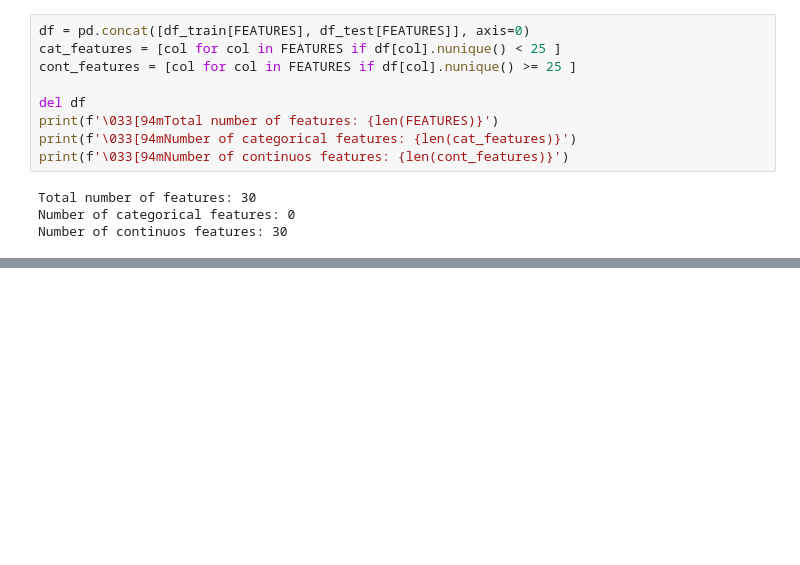
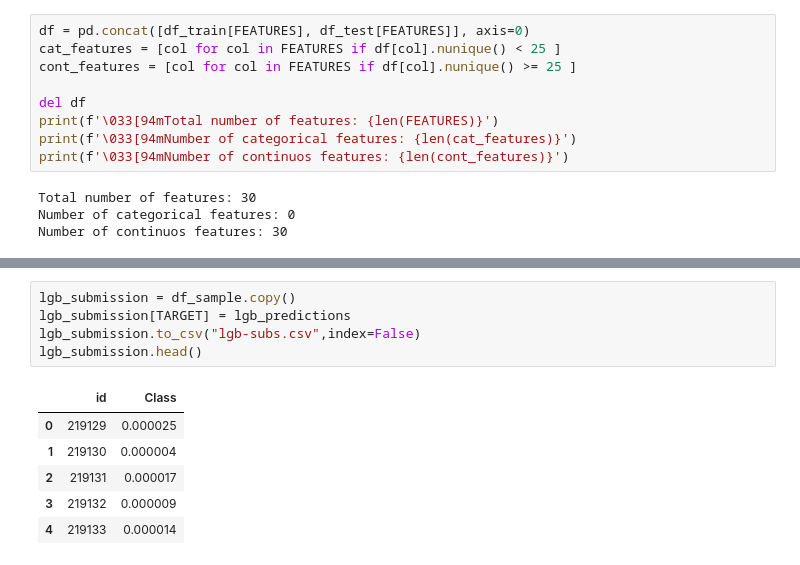
Before and after one commit to methasantosa/KaggleCompetition, a Jupyter notebook: swag-credit-card-fraud-detection.ipynb, the cells around one changed output, grey strips where cells are left out. Cells and saved outputs as stored; diff of their text form; blank space fills up the shorter version.

```diff
--- a/swag-credit-card-fraud-detection.ipynb
+++ b/swag-credit-card-fraud-detection.ipynb
@@ -166,0 +262,12 @@ plt.show()
+# %%
+lgb_submission = df_sample.copy()
+lgb_submission[TARGET] = lgb_predictions
+lgb_submission.to_csv("lgb-subs.csv",index=False)
+lgb_submission.head()
+# %% [output]
+|  | id | Class |
+| 0 | 219129 | 0.000025 |
+| 1 | 219130 | 0.000004 |
+| 2 | 219131 | 0.000017 |
+| 3 | 219132 | 0.000009 |
+| 4 | 219133 | 0.000014 |
```
Also changed, not shown: parts of 9 cells of this notebook.
